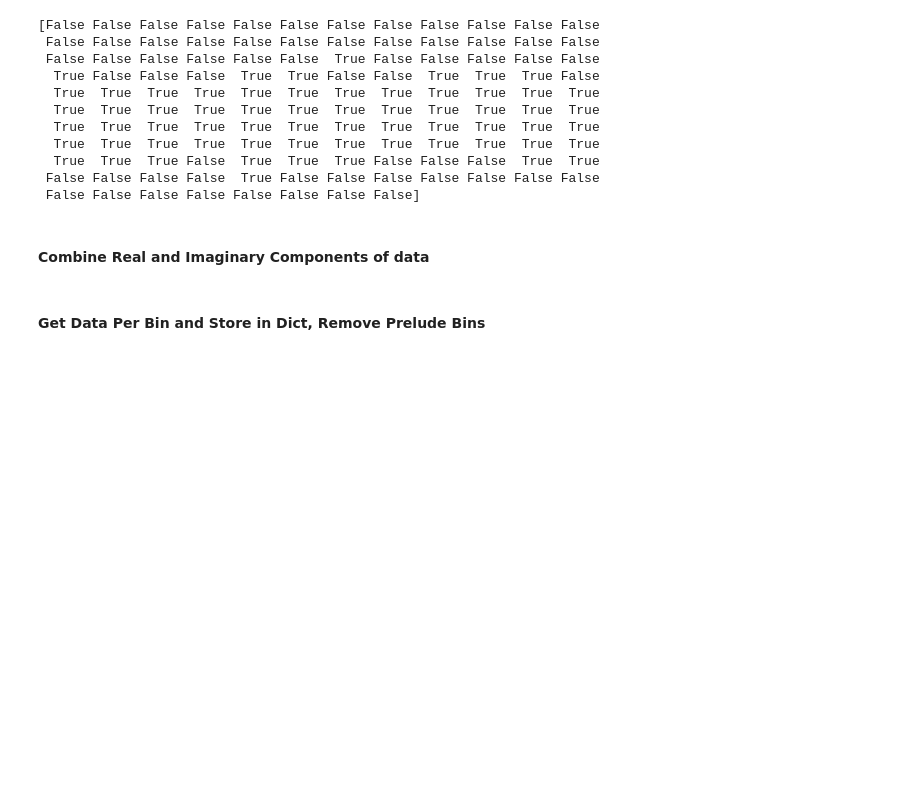
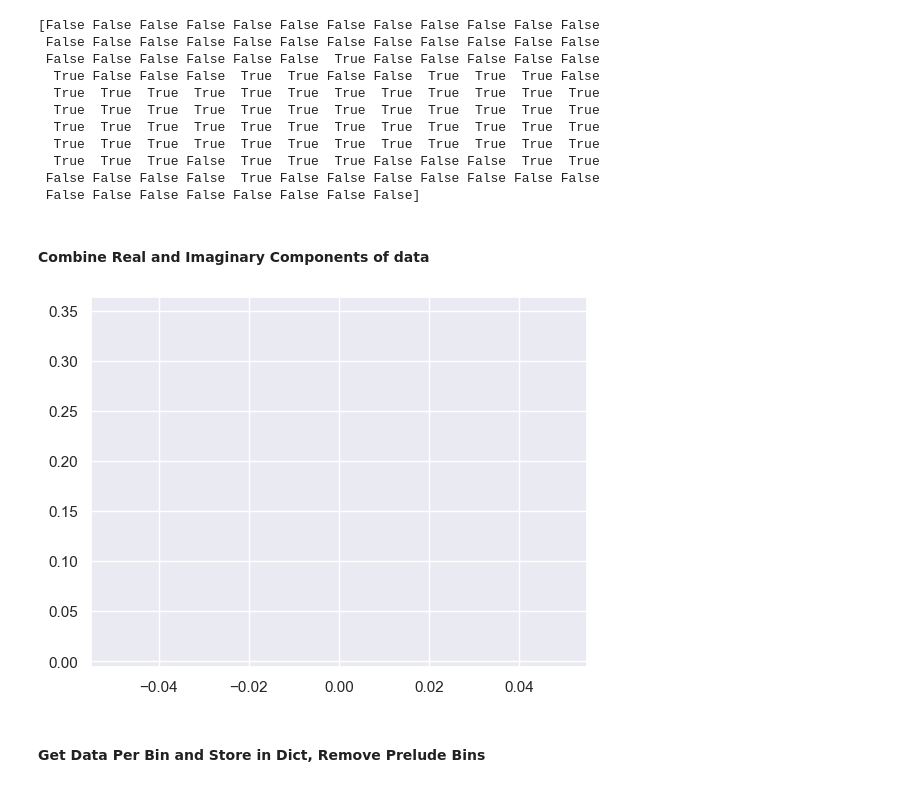
Before and after one commit to PatriciaNL/LTP_analysis, a Jupyter notebook: PythonScripts/ProcessingPipeline/ImportMatnSort_Condition1.ipynb, the cells around one changed output. Saved outputs shown, nothing was run; the diff lists cells and outputs as text; code cells hidden in the pictures; blank space fills up the shorter version.

```diff
--- a/PythonScripts/ProcessingPipeline/ImportMatnSort_Condition1.ipynb
+++ b/PythonScripts/ProcessingPipeline/ImportMatnSort_Condition1.ipynb
@@ -196,18 +196,27 @@ print(ocm_chans)
 # %%
 # maybe has to add a mask before hypot is computed
 cleanData = {}
 for sIn in range(s_iters):
     RawData = loadData['RawData'][sIn]
      # reshape data so 0 = real and 1 = imaginary values
     reshapeData  = RawData.reshape((splitRowInd[sIn]),2,int(Dims[sIn,1]),int(Dims[sIn,2]), order = 'A')
     # replace bad chans with nan's
     reshapeData[reshapeData == 0] = np.nan
     # empty dataframe
     comboData = np.zeros((splitRowInd[sIn],int(Dims[sIn,1]),int(Dims[sIn,2])))
     unique_Iter = splitRowInd[sIn]
     for val in range(unique_Iter):
         comboData[val,:,:] = np.hypot(reshapeData[val,0,:,:],reshapeData[val,1,:,:])
     cleanData[sIn] = comboData
+    temp=(np.nanmean(RawData[:,75,:],axis = 1))
+    nr = np.shape(temp)[0]
+    NumRows = int(nr/2)
+    tempr=temp[0:NumRows]
+    tempi=temp[NumRows:]
+    d1=np.hypot(np.nanmean(tempr),np.nanmean(tempi))
+    plt.plot(d1)
+# %% [output]
+[figure, added]
 # %% [markdown]
 #### Get Data Per Bin and Store in Dict, Remove Prelude Bins
 # %%
```
Also changed, not shown: parts of 2 cells of this notebook, 4 other files.
